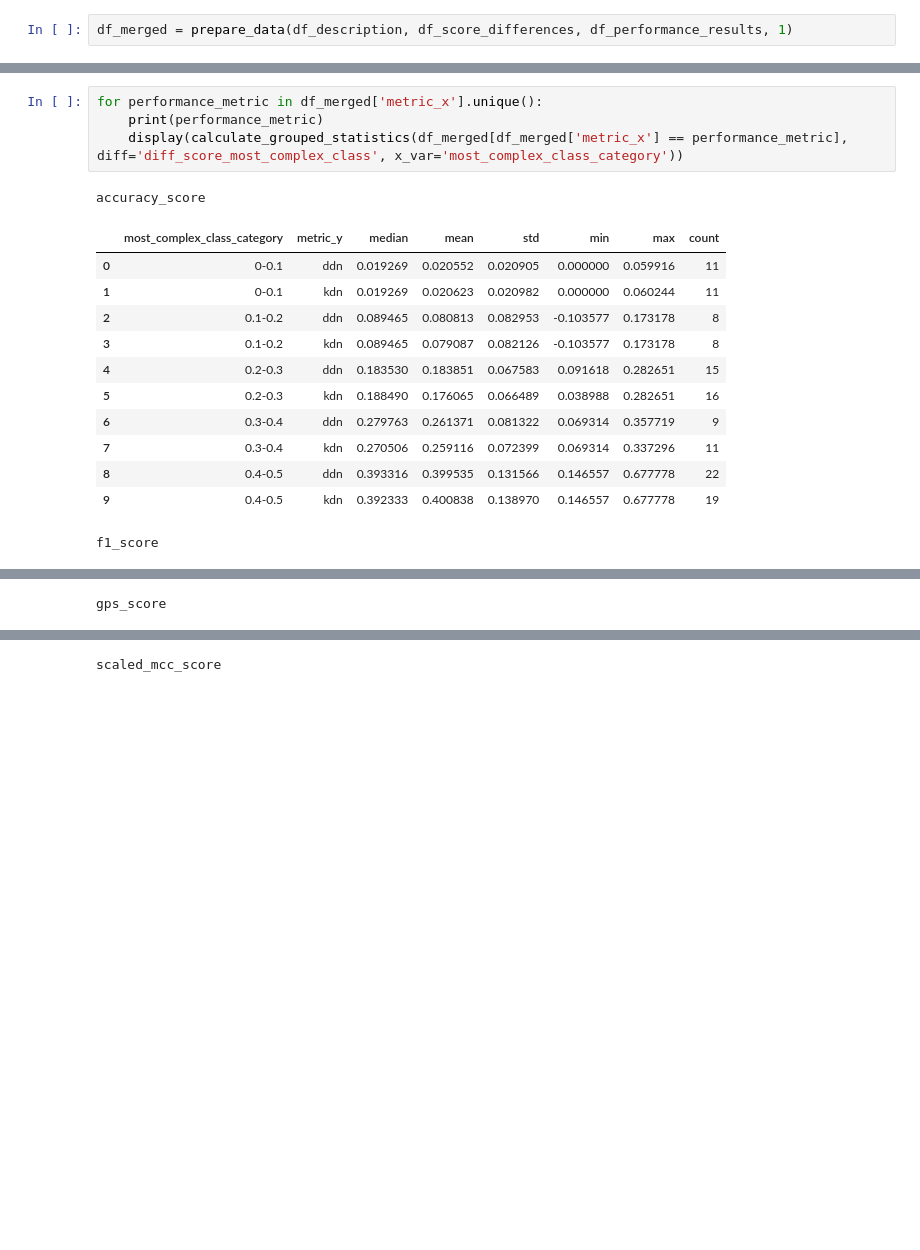
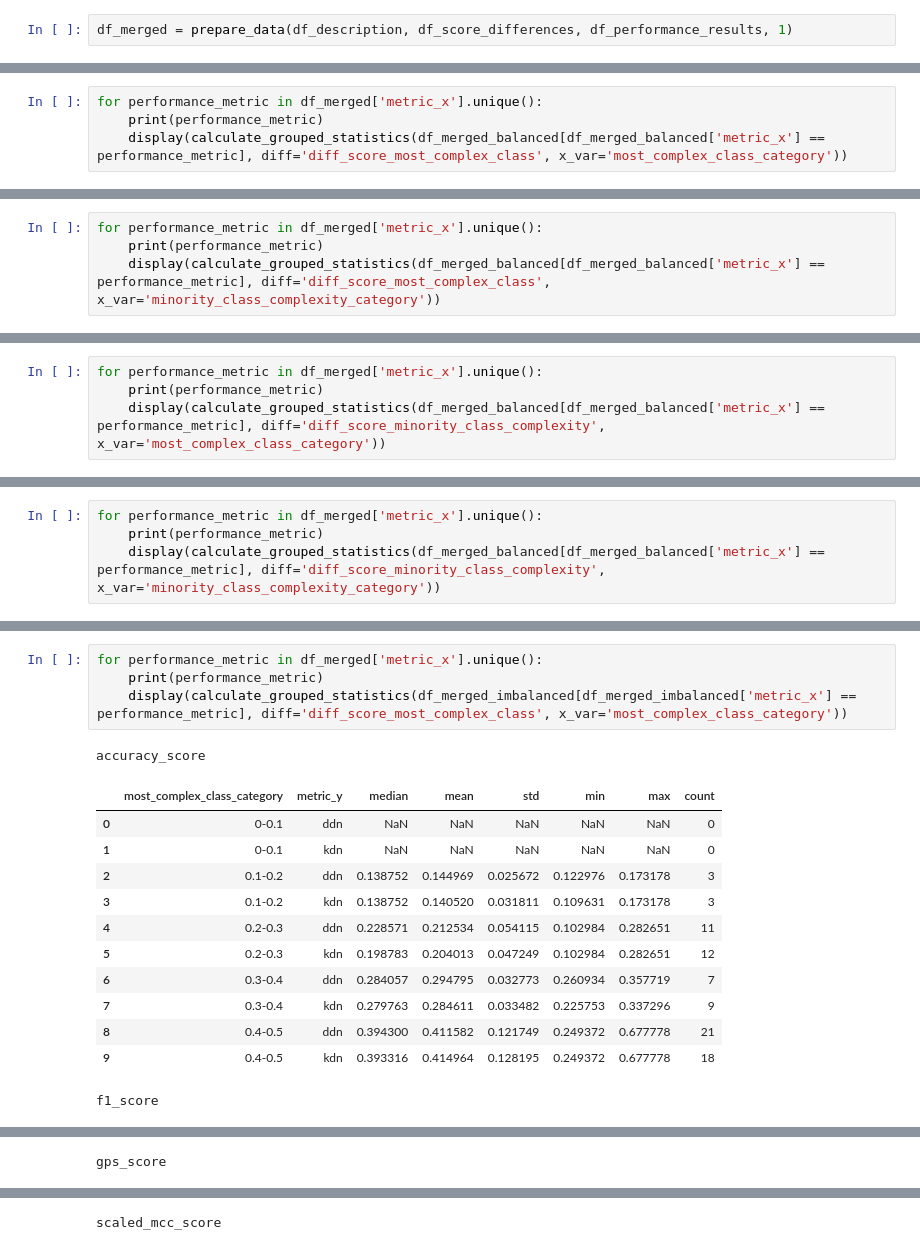
Before and after one commit to URJCDSLab/dynamic_disagreeing_neighbors, a Jupyter notebook: notebooks/complexity_across_complexity_category.ipynb, the cells around one changed output, grey strips where cells are left out. Drawn from its saved outputs; the diff is of its cells as text; blank space fills up the shorter version.

```diff
--- a/notebooks/complexity_across_complexity_category.ipynb
+++ b/notebooks/complexity_across_complexity_category.ipynb
@@ -55,0 +42,4 @@ df_merged
+# %%
+for performance_metric in df_merged['metric_x'].unique():
+    print(performance_metric)
+    display(calculate_grouped_statistics(df_merged_balanced[df_merged_balanced['metric_x'] == performance_metric], diff='diff_score_most_complex_class', x_var='most_complex_class_category'))
@@ -55,0 +102,4 @@ df_merged
+# %%
+for performance_metric in df_merged['metric_x'].unique():
+    print(performance_metric)
+    display(calculate_grouped_statistics(df_merged_balanced[df_merged_balanced['metric_x'] == performance_metric], diff='diff_score_most_complex_class', x_var='minority_class_complexity_category'))
@@ -55,0 +162,4 @@ df_merged
+# %%
+for performance_metric in df_merged['metric_x'].unique():
+    print(performance_metric)
+    display(calculate_grouped_statistics(df_merged_balanced[df_merged_balanced['metric_x'] == performance_metric], diff='diff_score_minority_class_complexity', x_var='most_complex_class_category'))
@@ -55,0 +222,4 @@ df_merged
+# %%
+for performance_metric in df_merged['metric_x'].unique():
+    print(performance_metric)
+    display(calculate_grouped_statistics(df_merged_balanced[df_merged_balanced['metric_x'] == performance_metric], diff='diff_score_minority_class_complexity', x_var='minority_class_complexity_category'))
@@ -56,19 +284,19 @@ df_merged
 # %%
 for performance_metric in df_merged['metric_x'].unique():
     print(performance_metric)
-    display(calculate_grouped_statistics(df_merged[df_merged['metric_x'] == performance_metric], diff='diff_score_most_complex_class', x_var='most_complex_class_category'))
+    display(calculate_grouped_statistics(df_merged_imbalanced[df_merged_imbalanced['metric_x'] == performance_metric], diff='diff_score_most_complex_class', x_var='most_complex_class_category'))
 # %% [output]
 accuracy_score
 |  | most_complex_class_category | metric_y | median | mean | std | min | max | count |
-| 0 | 0-0.1 | ddn | 0.019269 | 0.020552 | 0.020905 | 0.000000 | 0.059916 | 11 |
-| 1 | 0-0.1 | kdn | 0.019269 | 0.020623 | 0.020982 | 0.000000 | 0.060244 | 11 |
-| 2 | 0.1-0.2 | ddn | 0.089465 | 0.080813 | 0.082953 | -0.103577 | 0.173178 | 8 |
-| 3 | 0.1-0.2 | kdn | 0.089465 | 0.079087 | 0.082126 | -0.103577 | 0.173178 | 8 |
-| 4 | 0.2-0.3 | ddn | 0.183530 | 0.183851 | 0.067583 | 0.091618 | 0.282651 | 15 |
-| 5 | 0.2-0.3 | kdn | 0.188490 | 0.176065 | 0.066489 | 0.038988 | 0.282651 | 16 |
-| 6 | 0.3-0.4 | ddn | 0.279763 | 0.261371 | 0.081322 | 0.069314 | 0.357719 | 9 |
-| 7 | 0.3-0.4 | kdn | 0.270506 | 0.259116 | 0.072399 | 0.069314 | 0.337296 | 11 |
-| 8 | 0.4-0.5 | ddn | 0.393316 | 0.399535 | 0.131566 | 0.146557 | 0.677778 | 22 |
-| 9 | 0.4-0.5 | kdn | 0.392333 | 0.400838 | 0.138970 | 0.146557 | 0.677778 | 19 |
+| 0 | 0-0.1 | ddn | NaN | NaN | NaN | NaN | NaN | 0 |
+| 1 | 0-0.1 | kdn | NaN | NaN | NaN | NaN | NaN | 0 |
+| 2 | 0.1-0.2 | ddn | 0.138752 | 0.144969 | 0.025672 | 0.122976 | 0.173178 | 3 |
+| 3 | 0.1-0.2 | kdn | 0.138752 | 0.140520 | 0.031811 | 0.109631 | 0.173178 | 3 |
+| 4 | 0.2-0.3 | ddn | 0.228571 | 0.212534 | 0.054115 | 0.102984 | 0.282651 | 11 |
+| 5 | 0.2-0.3 | kdn | 0.198783 | 0.204013 | 0.047249 | 0.102984 | 0.282651 | 12 |
+| 6 | 0.3-0.4 | ddn | 0.284057 | 0.294795 | 0.032773 | 0.260934 | 0.357719 | 7 |
+| 7 | 0.3-0.4 | kdn | 0.279763 | 0.284611 | 0.033482 | 0.225753 | 0.337296 | 9 |
+| 8 | 0.4-0.5 | ddn | 0.394300 | 0.411582 | 0.121749 | 0.249372 | 0.677778 | 21 |
+| 9 | 0.4-0.5 | kdn | 0.393316 | 0.414964 | 0.128195 | 0.249372 | 0.677778 | 18 |
 f1_score
 |  | most_complex_class_category | metric_y | median | mean | std | min | max | count |
```
Also changed, not shown: parts of 26 cells of this notebook, 3 other files.
